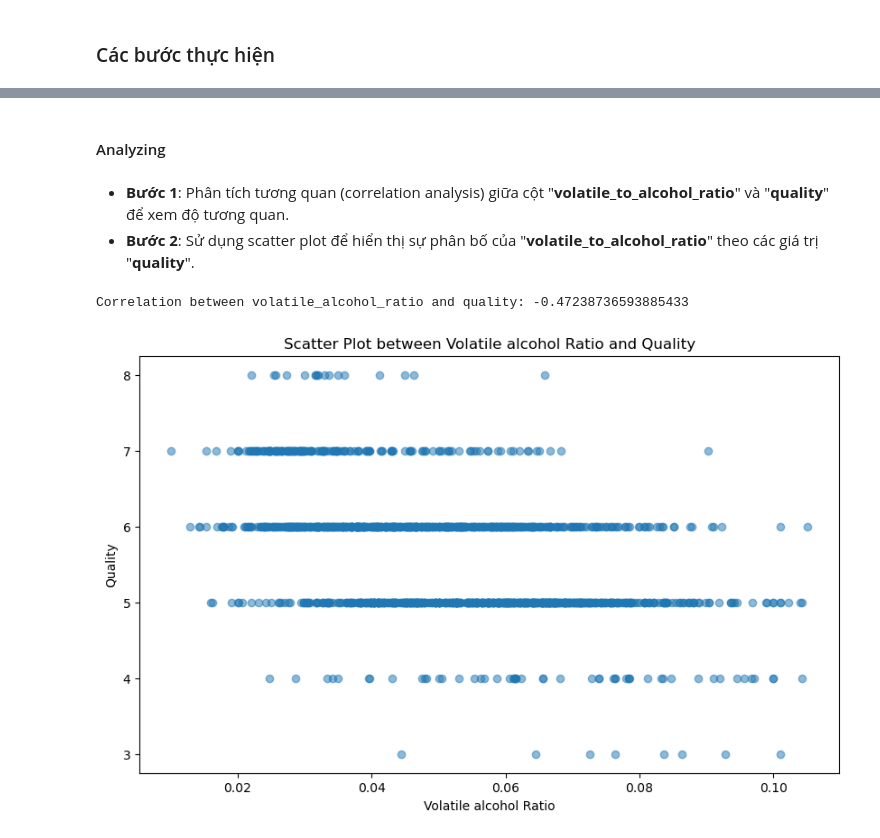
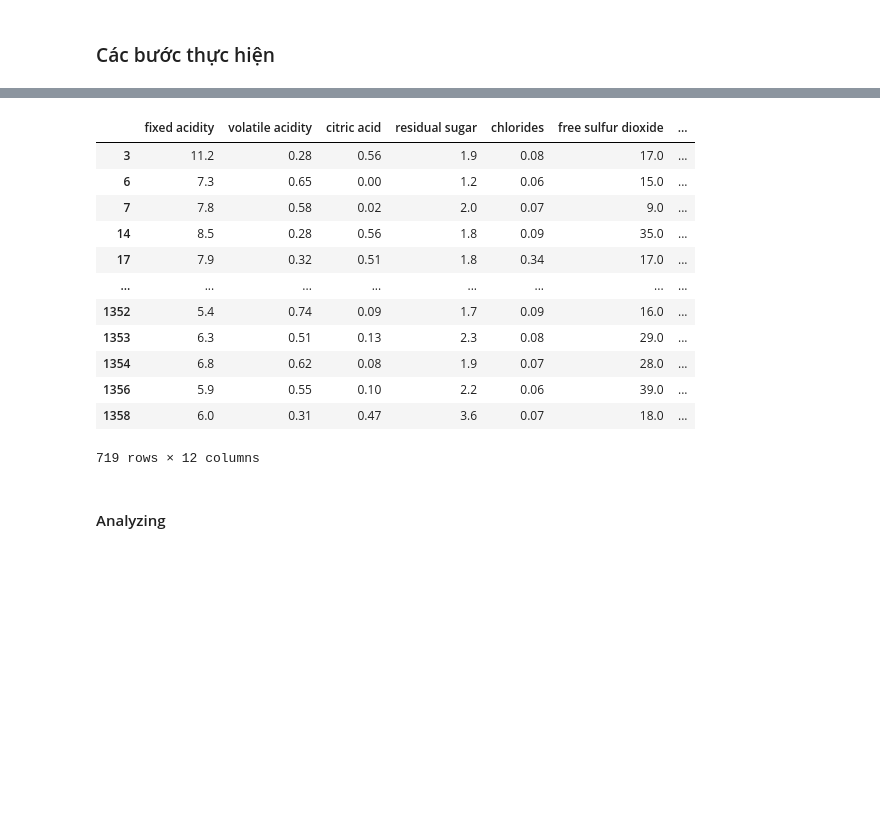
Before and after one commit to Yogurt01/Programming_DataScience_G22, a Jupyter notebook: Source_codes/DataAnalytics_2.ipynb, the cells around one changed output, grey strips where cells are left out. Saved outputs shown, nothing was run; the diff lists cells and outputs as text; code cells hidden in the pictures; blank space fills up the shorter version.

```diff
--- a/Source_codes/DataAnalytics_2.ipynb
+++ b/Source_codes/DataAnalytics_2.ipynb
@@ -100,26 +98,0 @@ plt.show()
-# %%
-# Bước 1: Tạo một cột mới tính tỷ lệ giữa "volatile acidity" và "alcohol"
-data.loc[:, 'volatile_alcohol_ratio'] = data['volatile acidity'] / data['alcohol']
-
-# Bước 2: Xử lý các giá trị bằng 0 trong cột "alcohol"
-data.loc[:, 'alcohol'] = data['alcohol'].replace(0, 0.001)
-
-# Bước 3: Kiểm tra dữ liệu có giá trị bị thiếu (missing values) hay không
-missing_values = data.isnull().sum()
-print("Missing values in each column:\n", missing_values)
-
-# Define Lower_Fence and Upper_Fence
-Q1 = data['volatile_alcohol_ratio'].quantile(0.25)
-Q3 = data['volatile_alcohol_ratio'].quantile(0.75)
-IQR = Q3 - Q1
-Lower_Fence = Q1 - 1.5 * IQR
-Upper_Fence = Q3 + 1.5 * IQR
-
-# Bước 4: Kiểm tra và loại bỏ các giá trị ngoại lai (outliers)
-outliers = data[(data['volatile_alcohol_ratio'] < Lower_Fence) | (data['volatile_alcohol_ratio'] > Upper_Fence)]
-outlier_count = outliers.shape[0]
-print(f"Number of outliers: {outlier_count}")
-
-# Loại bỏ các giá trị ngoại lai
-data = data[(data['volatile_alcohol_ratio'] >= Lower_Fence) & (data['volatile_alcohol_ratio'] <= Upper_Fence)]
-data.reset_index(drop=True, inplace=True)
@@ -143,20 +108,25 @@ Number of outliers: 9
+# %%
+# Calculate the 75th percentile of the quality column
+top_25_percentile = data['quality'].quantile(0.75)
+
+# Filter the dataframe to get the top 25% quality wines
+top_25_quality = data[data['quality'] >= top_25_percentile]
+
+# Display the result
+top_25_quality
+# %% [output]
+|  | fixed acidity | volatile acidity | citric acid | residual sugar | chlorides | free sulfur dioxide | ... |
+| 3 | 11.2 | 0.28 | 0.56 | 1.9 | 0.08 | 17.0 | ... |
+| 6 | 7.3 | 0.65 | 0.00 | 1.2 | 0.06 | 15.0 | ... |
+| 7 | 7.8 | 0.58 | 0.02 | 2.0 | 0.07 | 9.0 | ... |
+| 14 | 8.5 | 0.28 | 0.56 | 1.8 | 0.09 | 35.0 | ... |
+| 17 | 7.9 | 0.32 | 0.51 | 1.8 | 0.34 | 17.0 | ... |
+| ... | ... | ... | ... | ... | ... | ... | ... |
+| 1352 | 5.4 | 0.74 | 0.09 | 1.7 | 0.09 | 16.0 | ... |
+| 1353 | 6.3 | 0.51 | 0.13 | 2.3 | 0.08 | 29.0 | ... |
+| 1354 | 6.8 | 0.62 | 0.08 | 1.9 | 0.07 | 28.0 | ... |
+| 1356 | 5.9 | 0.55 | 0.10 | 2.2 | 0.06 | 39.0 | ... |
+| 1358 | 6.0 | 0.31 | 0.47 | 3.6 | 0.07 | 18.0 | ... |
+719 rows × 12 columns
 # %% [markdown]
 #### Analyzing
-# %% [markdown]
-* **Bước 1**: Phân tích tương quan (correlation analysis) giữa cột "**volatile_to_alcohol_ratio**" và "**quality**" để xem độ tương quan.
-* **Bước 2**: Sử dụng scatter plot để hiển thị sự phân bố của "**volatile_to_alcohol_ratio**" theo các giá trị "**quality**".
-# %%
-# Bước 1: Phân tích tương quan giữa "volatile_alcohol_ratio" và "quality"
-correlation_ratio_quality = data['volatile_alcohol_ratio'].corr(data['quality'])
-print(f"Correlation between volatile_alcohol_ratio and quality: {correlation_ratio_quality}")
-
-# Bước 2: Trực quan hóa dữ liệu bằng scatter plot
-plt.figure(figsize=(10, 6))
-plt.scatter(data['volatile_alcohol_ratio'], data['quality'], alpha=0.5)
-plt.title('Scatter Plot between Volatile alcohol Ratio and Quality')
-plt.xlabel('Volatile alcohol Ratio')
-plt.ylabel('Quality')
-plt.show()
-# %% [output]
-Correlation between volatile_alcohol_ratio and quality: -0.47238736593885433
-[figure, removed]
```
Also changed, not shown: parts of 14 cells of this notebook.
